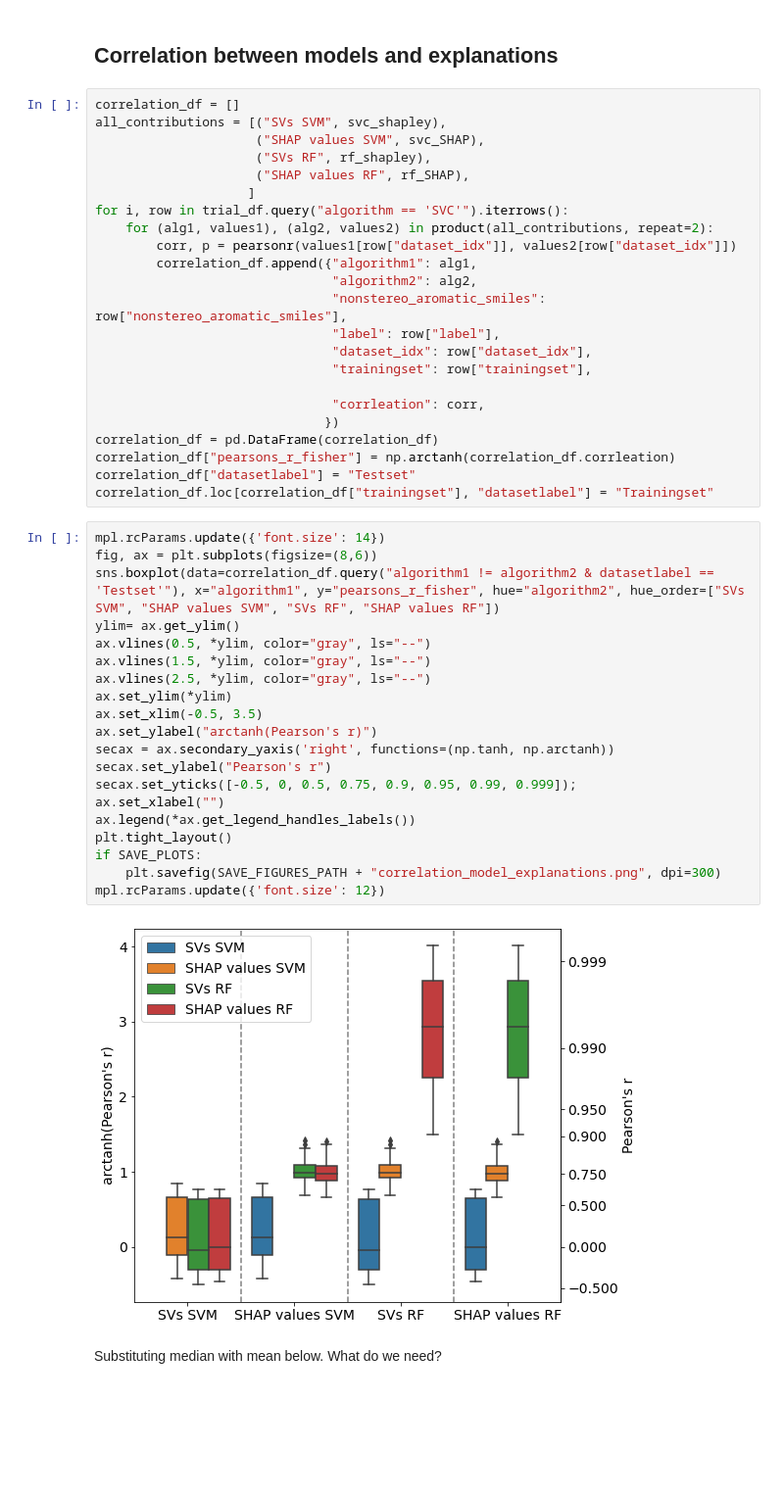
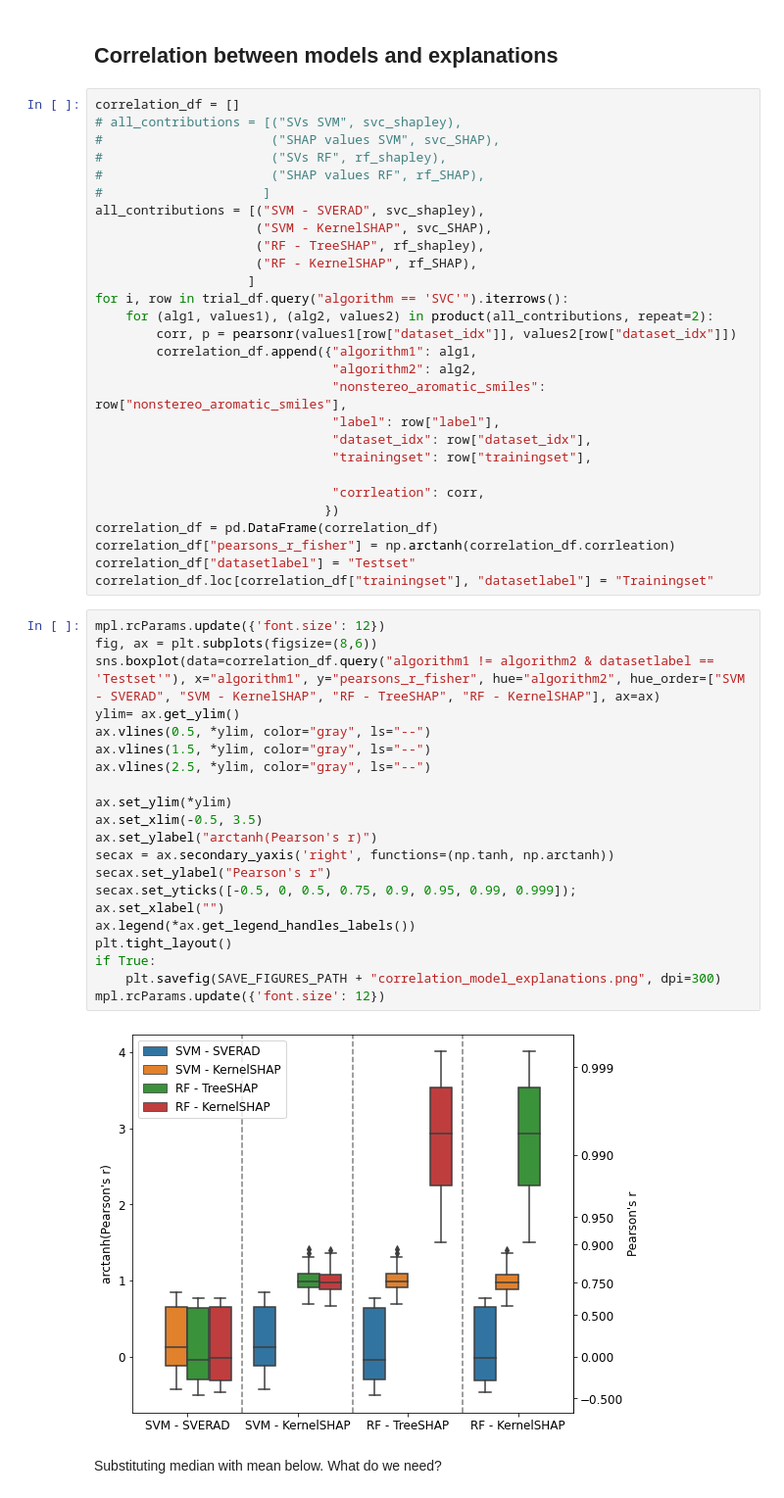
Before and after one commit to AndMastro/SVERAD, a Jupyter notebook: analysis_SVs_SVM_RF.ipynb, the cells around one changed output. Shown at 98% size. Cells and saved outputs as stored; diff of their text form; blank space fills up the shorter version.

```diff
--- a/analysis_SVs_SVM_RF.ipynb
+++ b/analysis_SVs_SVM_RF.ipynb
@@ -288,10 +288,15 @@ if SAVE_PLOTS:
 ## Correlation between models and explanations
 # %%
 correlation_df = []
-all_contributions = [("SVs SVM", svc_shapley),
-                     ("SHAP values SVM", svc_SHAP),
-                     ("SVs RF", rf_shapley),
-                     ("SHAP values RF", rf_SHAP),
+# all_contributions = [("SVs SVM", svc_shapley),
+#                      ("SHAP values SVM", svc_SHAP),
+#                      ("SVs RF", rf_shapley),
+#                      ("SHAP values RF", rf_SHAP),
+#                     ]
+all_contributions = [("SVM - SVERAD", svc_shapley),
+                     ("SVM - KernelSHAP", svc_SHAP),
+                     ("RF - TreeSHAP", rf_shapley),
+                     ("RF - KernelSHAP", rf_SHAP),
                     ]
 for i, row in trial_df.query("algorithm == 'SVC'").iterrows():
     for (alg1, values1), (alg2, values2) in product(all_contributions, repeat=2):
@@ -310,27 +315,28 @@ correlation_df["pearsons_r_fisher"] = np.arctanh(correlation_df.corrleation)
 correlation_df["datasetlabel"] = "Testset"
 correlation_df.loc[correlation_df["trainingset"], "datasetlabel"] = "Trainingset"
 # %%
-mpl.rcParams.update({'font.size': 14})
+mpl.rcParams.update({'font.size': 12})
 fig, ax = plt.subplots(figsize=(8,6))
-sns.boxplot(data=correlation_df.query("algorithm1 != algorithm2 & datasetlabel == 'Testset'"), x="algorithm1", y="pearsons_r_fisher", hue="algorithm2", hue_order=["SVs SVM", "SHAP values SVM", "SVs RF", "SHAP values RF"])
+sns.boxplot(data=correlation_df.query("algorithm1 != algorithm2 & datasetlabel == 'Testset'"), x="algorithm1", y="pearsons_r_fisher", hue="algorithm2", hue_order=["SVM - SVERAD", "SVM - KernelSHAP", "RF - TreeSHAP", "RF - KernelSHAP"], ax=ax)
 ylim= ax.get_ylim()
 ax.vlines(0.5, *ylim, color="gray", ls="--")
 ax.vlines(1.5, *ylim, color="gray", ls="--")
 ax.vlines(2.5, *ylim, color="gray", ls="--")
+
 ax.set_ylim(*ylim)
 ax.set_xlim(-0.5, 3.5)
 ax.set_ylabel("arctanh(Pearson's r)")
 secax = ax.secondary_yaxis('right', functions=(np.tanh, np.arctanh))
 secax.set_ylabel("Pearson's r")
 secax.set_yticks([-0.5, 0, 0.5, 0.75, 0.9, 0.95, 0.99, 0.999]);
 ax.set_xlabel("")
 ax.legend(*ax.get_legend_handles_labels())
 plt.tight_layout()
-if SAVE_PLOTS:
+if True:
     plt.savefig(SAVE_FIGURES_PATH + "correlation_model_explanations.png", dpi=300)
 mpl.rcParams.update({'font.size': 12})
 # %% [output]
-[figure, old version]
+[figure, new version]
 # %% [markdown]
 Substituting median with mean below. What do we need?
 # %%
```
Also changed, not shown: 2 other files.
